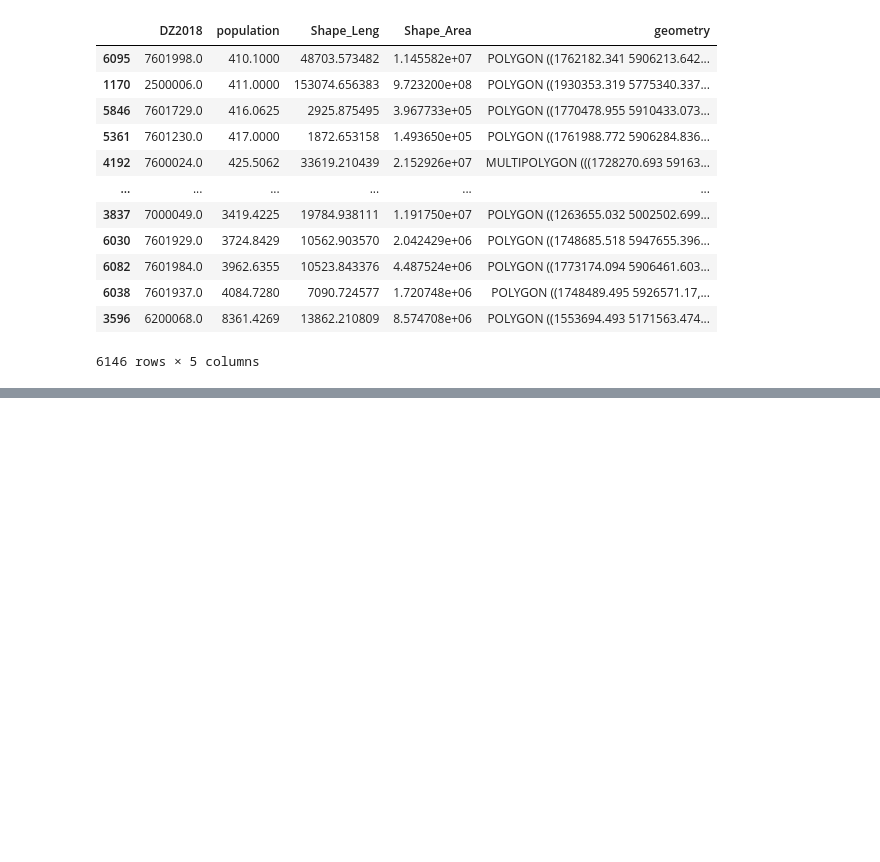
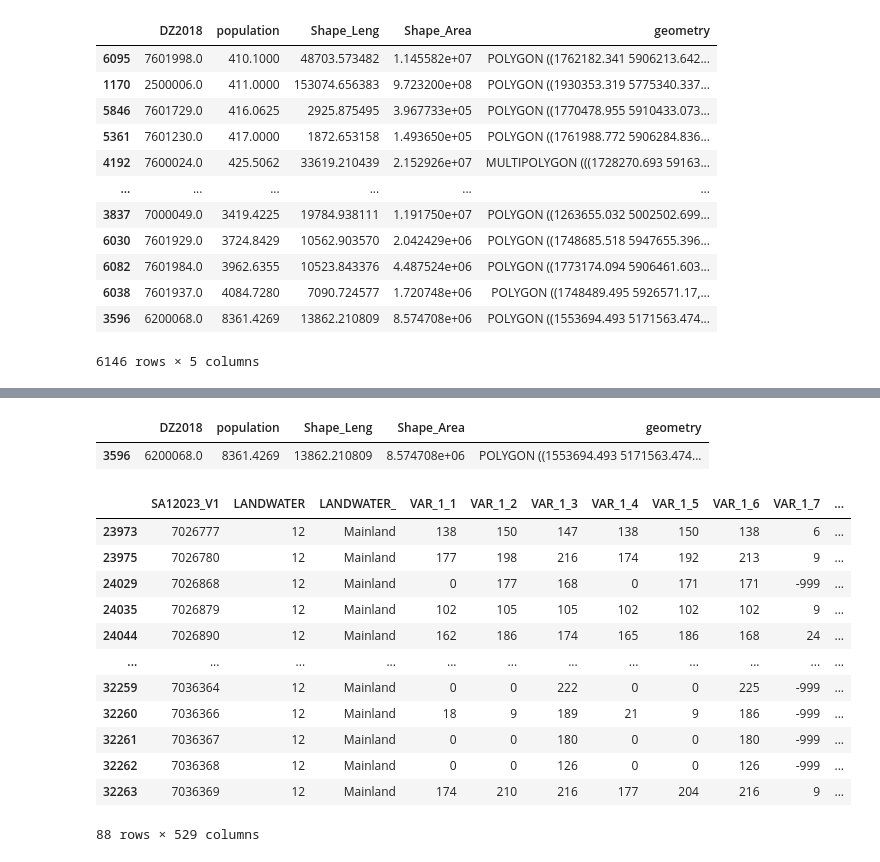
Before and after one commit to UoA-eResearch/IMD, a Jupyter notebook: merge_small_DZ.ipynb, the cells around one changed output, grey strips where cells are left out. Saved outputs shown, nothing was run; the diff lists cells and outputs as text; code cells hidden in the pictures; blank space fills up the shorter version.

```diff
--- a/merge_small_DZ.ipynb
+++ b/merge_small_DZ.ipynb
@@ -117,0 +156,23 @@ imd.to_file("output/IMD2018_merged_small_DZ.shp")
+# %%
+dz = imd.tail(1)
+dz
+# %% [output]
+|  | DZ2018 | population | Shape_Leng | Shape_Area | geometry |
+| 3596 | 6200068.0 | 8361.4269 | 13862.210809 | 8.574708e+06 | POLYGON ((1553694.493 5171563.474... |
+# %%
+touched_sa1s = sa1[sa1.geometry.intersects(dz.geometry.iloc[0])]
+touched_sa1s
+# %% [output]
+|  | SA12023_V1 | LANDWATER | LANDWATER_ | VAR_1_1 | VAR_1_2 | VAR_1_3 | VAR_1_4 | VAR_1_5 | VAR_1_6 | VAR_1_7 | ... |
+| 23973 | 7026777 | 12 | Mainland | 138 | 150 | 147 | 138 | 150 | 138 | 6 | ... |
+| 23975 | 7026780 | 12 | Mainland | 177 | 198 | 216 | 174 | 192 | 213 | 9 | ... |
+| 24029 | 7026868 | 12 | Mainland | 0 | 177 | 168 | 0 | 171 | 171 | -999 | ... |
+| 24035 | 7026879 | 12 | Mainland | 102 | 105 | 105 | 102 | 102 | 102 | 9 | ... |
+| 24044 | 7026890 | 12 | Mainland | 162 | 186 | 174 | 165 | 186 | 168 | 24 | ... |
+| ... | ... | ... | ... | ... | ... | ... | ... | ... | ... | ... | ... |
+| 32259 | 7036364 | 12 | Mainland | 0 | 0 | 222 | 0 | 0 | 225 | -999 | ... |
+| 32260 | 7036366 | 12 | Mainland | 18 | 9 | 189 | 21 | 9 | 186 | -999 | ... |
+| 32261 | 7036367 | 12 | Mainland | 0 | 0 | 180 | 0 | 0 | 180 | -999 | ... |
+| 32262 | 7036368 | 12 | Mainland | 0 | 0 | 126 | 0 | 0 | 126 | -999 | ... |
+| 32263 | 7036369 | 12 | Mainland | 174 | 210 | 216 | 177 | 204 | 216 | 9 | ... |
+88 rows × 529 columns
```
Also changed, not shown: parts of 4 cells of this notebook, 4 other files.
